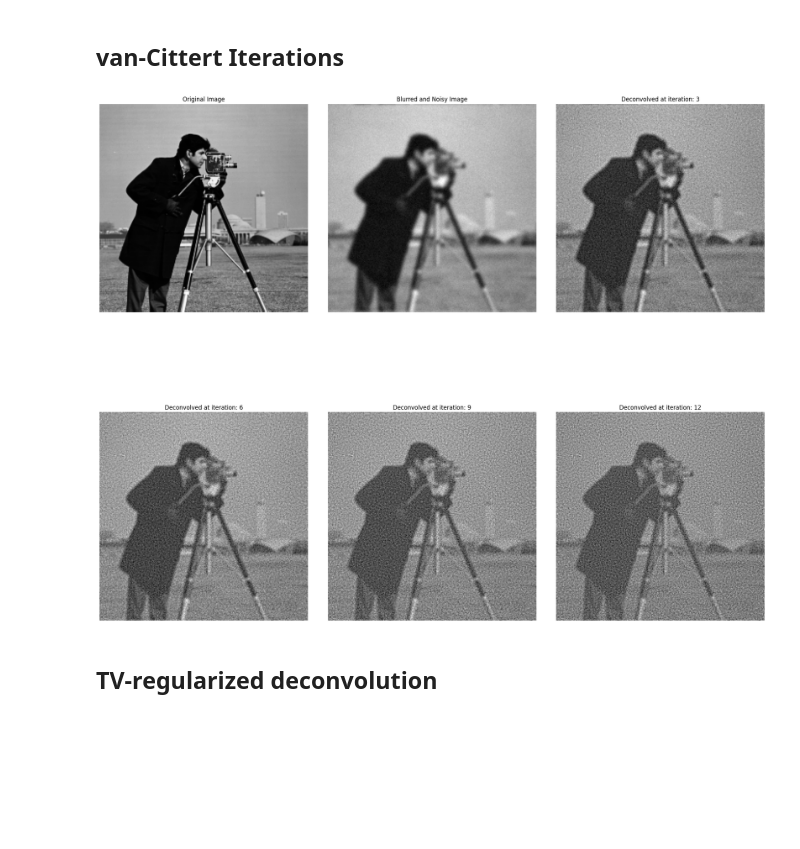
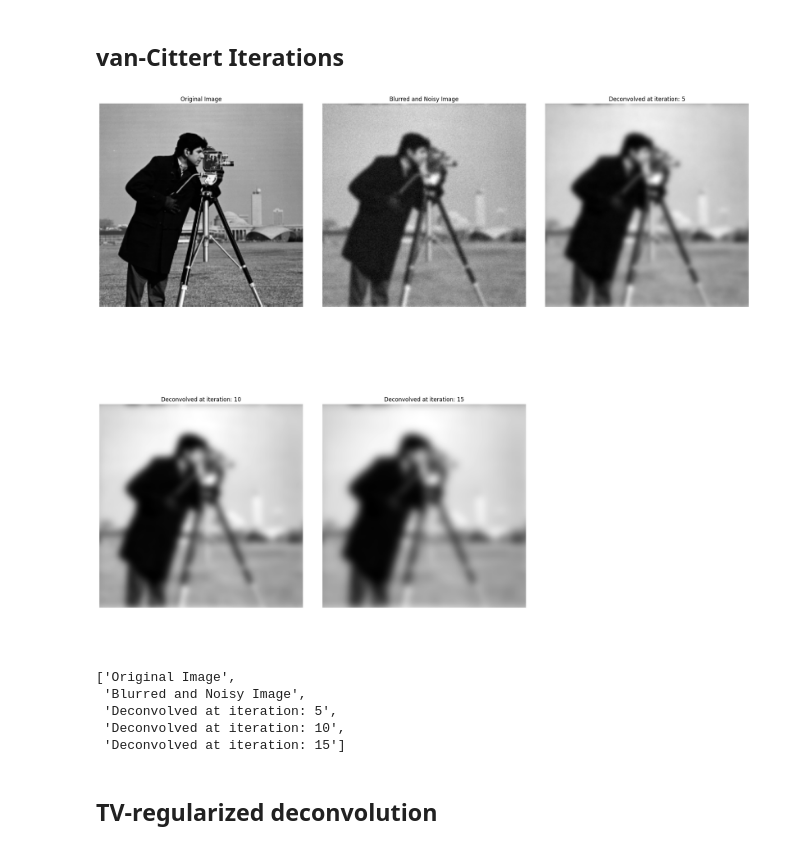
Before and after one commit to Crazz-Zaac/mathematical-image-processing, a Jupyter notebook: notebooks/ex_4.ipynb, the cells around one changed output. Cells and saved outputs as stored; diff of their text form; code cells hidden in the pictures; blank space fills up the shorter version.

```diff
--- a/notebooks/ex_4.ipynb
+++ b/notebooks/ex_4.ipynb
@@ -43,8 +40,8 @@ def createGaussianBlurringOperator(size_I, hsize, sigma):
     fftFilterC = np.conj(fftFilter)
 
     # Define the operators
-    Op = lambda x: np.fft.ifftn(np.fft.fftn(x) * fftFilter).real
-    Op_adj = lambda y: np.fft.ifftn(np.fft.fftn(y) * fftFilterC).real
+    Op = lambda x: np.fft.ifftn(np.fft.fftn(x.reshape(size_I)) * fftFilter).real
+    Op_adj = lambda y: np.fft.ifftn(np.fft.fftn(y.reshape(size_I)) * fftFilterC).real
 
     return Op, Op_adj, fftFilter
 # %% [markdown]
@@ -54,41 +51,50 @@ def deconv_van_cittert(f: np.ndarray, k_A: np.ndarray, iterations: int):
     titles = []
     images = []
     u = f.copy()
-    q = 1 - k_A
+    q = 1 + k_A
     for i in range(iterations):
+        # print(i)
         u = f + np.fft.ifft2(np.fft.fft2(u) * q).real
-        if (i+1) % 3 == 0:
+        if (i+1) % 5 == 0:
             titles.append(f"Deconvolved at iteration: {i+1}")
             images.append(u)
     return titles, images
 # %%
 I = read("../assets/cameraman.png", "GRAY")
-I = I.astype(np.float64)
+I = I.astype(np.uint8)
 
 k = 5
 gamma = 2 * k + 1 # size of kernel
 sigma = 2
 iterations = 15
 
 # Blurring and adding noise
 Op, Op_adj, kA = createGaussianBlurringOperator(I.shape, gamma, sigma)
 I_nse = Op(I) + 5 * np.random.randn(*I.shape)
 
 # Deconvolution
 titles, images = deconv_van_cittert(I_nse, kA, iterations)
 
 images.insert(0, I)
 images.insert(1, I_nse)
 titles.insert(0, "Original Image")
 titles.insert(1, "Blurred and Noisy Image")
 
 subplot_images(
     images, titles=titles, fig_size=(20, 18), order=(-1, 3), dpi=100
 ).savefig("../exercise_solutions/ex4/deconv_vanCittert.png")
 
 plt.show()
 # %% [output]
-[figure, old version]
+[figure, new version]
+# %%
+titles
+# %% [output]
+['Original Image',
+ 'Blurred and Noisy Image',
+ 'Deconvolved at iteration: 5',
+ 'Deconvolved at iteration: 10',
+ 'Deconvolved at iteration: 15']
 # %% [markdown]
 ## TV-regularized deconvolution
 # %% [markdown]
```
Also changed, not shown: parts of 3 cells of this notebook, 6 other files.
